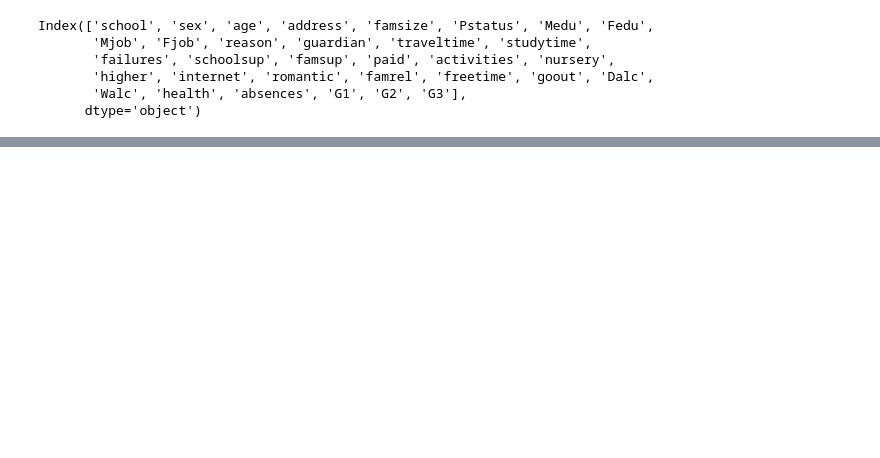
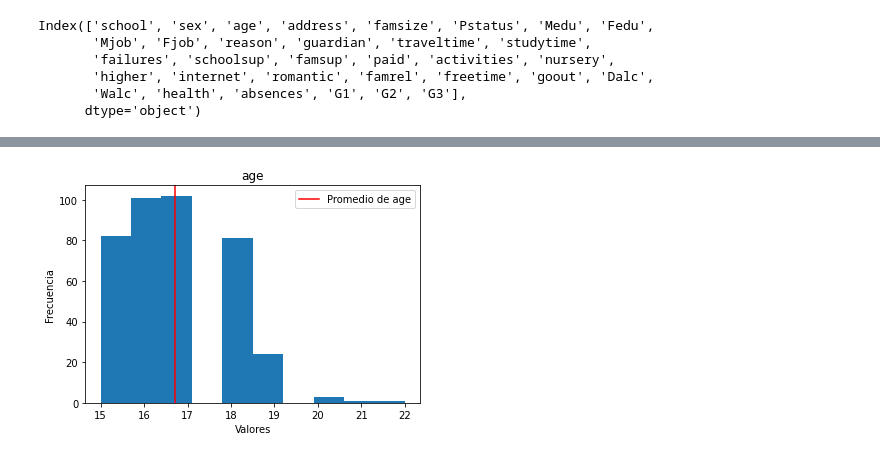
Before and after one commit to ramirinho10/prueba_fundamentos_data_science_python, a Jupyter notebook: Prueba - Student.ipynb, the cells around one changed output, grey strips where cells are left out. Saved outputs shown, nothing was run; the diff lists cells and outputs as text; code cells hidden in the pictures; blank space fills up the shorter version.

```diff
--- a/Prueba - Student.ipynb
+++ b/Prueba - Student.ipynb
@@ -760,0 +423,13 @@ Name: romantic, dtype: float64
+# %%
+#Se convierte la serie a float
+df['age'] = df['age'].str.replace('\"','')
+
+df[['age']] = df[['age']].astype(float)
+
+#Converti los NaN al promedio de la serie
+media_age = round(df["age"].mean(), 0)
+df["age"] = df["age"].replace([np.nan], [media_age])
+
+fx.plot_hist(df, "age", True)
+# %% [output]
+[figure, added]
```
Also changed, not shown: parts of 84 cells of this notebook, 4 other files.
